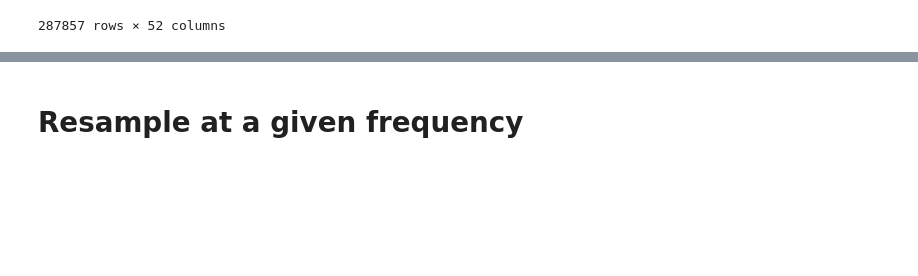
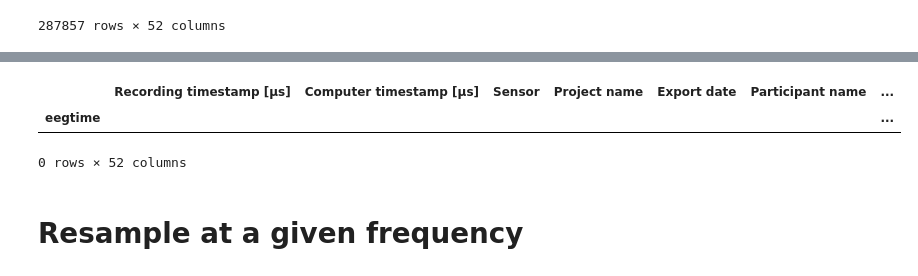
Before and after one commit to csndl-iitd/snippets, a Jupyter notebook: tobii_pro_2_ET_video_EEG_sync/tobii_pro_2_et_video_eeg_sync.ipynb, the cells around one changed output, grey strips where cells are left out. Cells and saved outputs as stored; diff of their text form; code cells hidden in the pictures; blank space fills up the shorter version.

```diff
--- a/tobii_pro_2_ET_video_EEG_sync/tobii_pro_2_et_video_eeg_sync.ipynb
+++ b/tobii_pro_2_ET_video_EEG_sync/tobii_pro_2_et_video_eeg_sync.ipynb
@@ -393,3 +411,9 @@ et_aligned
+# %%
+et_aligned[et_aligned.Event.isin(['Tap'])]
+# %% [output]
+|  | Recording timestamp [μs] | Computer timestamp [μs] | Sensor | Project name | Export date | Participant name | ... |
+| eegtime |  |  |  |  |  |  | ... |
+0 rows × 52 columns
 # %% [markdown]
 # Resample at a given frequency
 # %%
```
Also changed, not shown: parts of 2 cells of this notebook, 1 other file.
